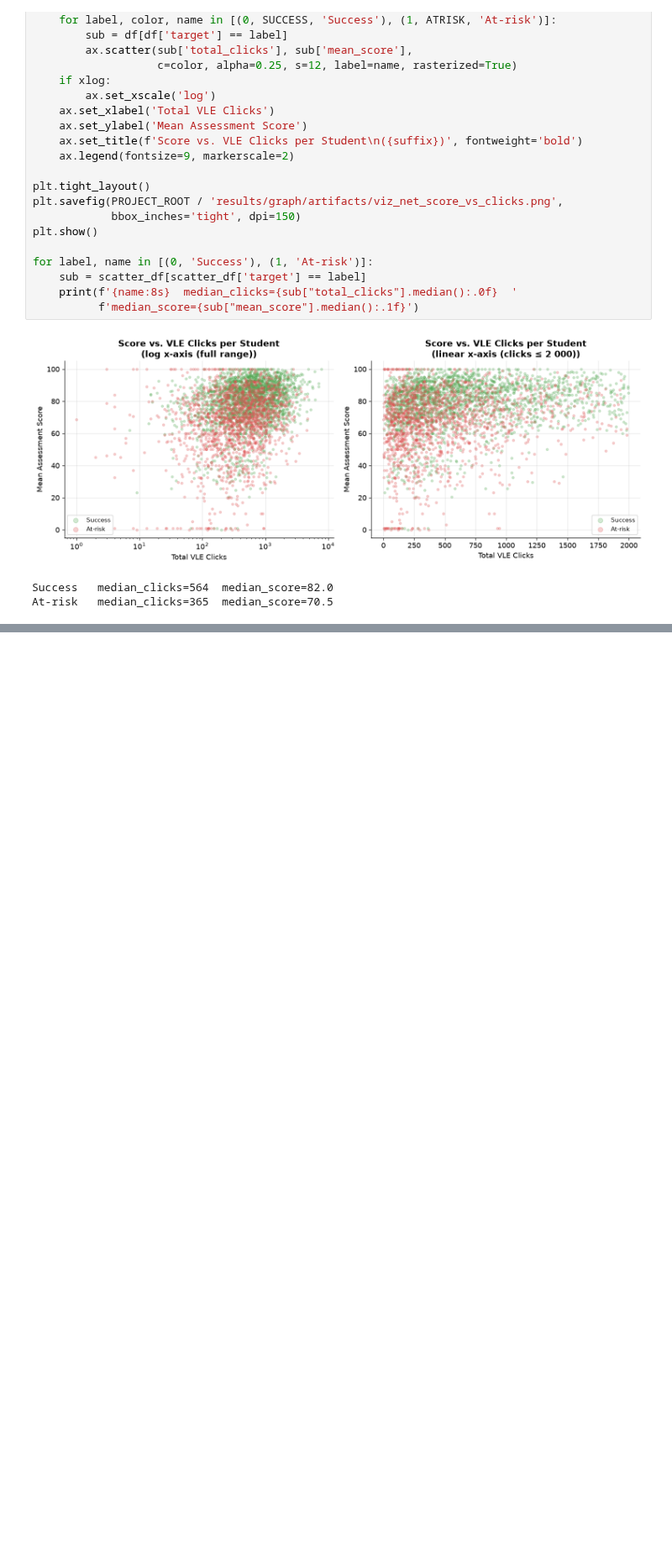
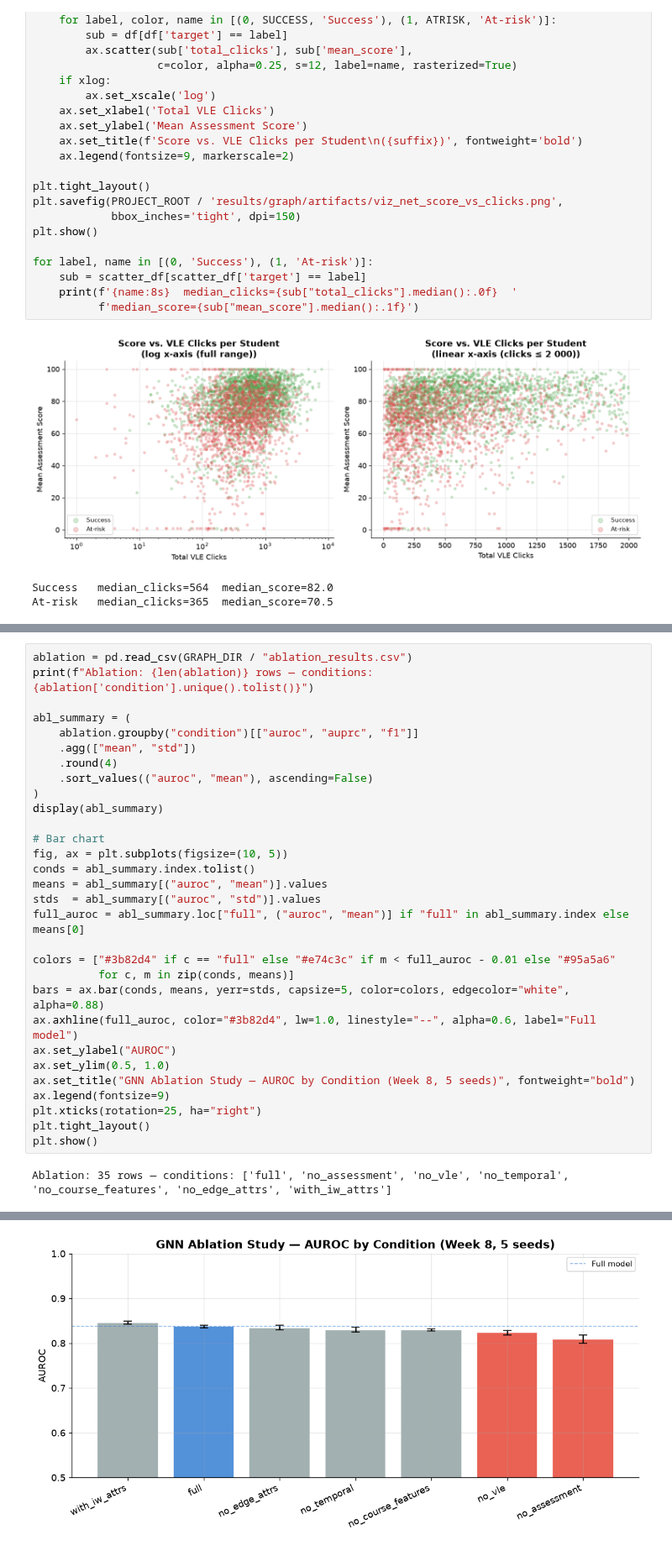
Before and after one commit to reyquiroz/OULAD_CourseAware, a Jupyter notebook: notebooks/OULAD_Graph_Analysis_Final.ipynb, the cells around one changed output, grey strips where cells are left out. Shown at 84% size. Cells and saved outputs as stored; diff of their text form; blank space fills up the shorter version.

```diff
--- a/notebooks/OULAD_Graph_Analysis_Final.ipynb
+++ b/notebooks/OULAD_Graph_Analysis_Final.ipynb
@@ -1031,0 +1060,32 @@ else:
+# %%
+ablation = pd.read_csv(GRAPH_DIR / "ablation_results.csv")
+print(f"Ablation: {len(ablation)} rows — conditions: {ablation['condition'].unique().tolist()}")
+
+abl_summary = (
+    ablation.groupby("condition")[["auroc", "auprc", "f1"]]
+    .agg(["mean", "std"])
+    .round(4)
+    .sort_values(("auroc", "mean"), ascending=False)
+)
+display(abl_summary)
+
+# Bar chart
+fig, ax = plt.subplots(figsize=(10, 5))
+conds = abl_summary.index.tolist()
+means = abl_summary[("auroc", "mean")].values
+stds  = abl_summary[("auroc", "std")].values
+full_auroc = abl_summary.loc["full", ("auroc", "mean")] if "full" in abl_summary.index else means[0]
+
+colors = ["#3b82d4" if c == "full" else "#e74c3c" if m < full_auroc - 0.01 else "#95a5a6"
+          for c, m in zip(conds, means)]
+bars = ax.bar(conds, means, yerr=stds, capsize=5, color=colors, edgecolor="white", alpha=0.88)
+ax.axhline(full_auroc, color="#3b82d4", lw=1.0, linestyle="--", alpha=0.6, label="Full model")
+ax.set_ylabel("AUROC")
+ax.set_ylim(0.5, 1.0)
+ax.set_title("GNN Ablation Study — AUROC by Condition (Week 8, 5 seeds)", fontweight="bold")
+ax.legend(fontsize=9)
+plt.xticks(rotation=25, ha="right")
+plt.tight_layout()
+plt.show()
+# %% [output]
+Ablation: 35 rows — conditions: ['full', 'no_assessment', 'no_vle', 'no_temporal', 'no_course_features', 'no_edge_attrs', 'with_iw_attrs']
@@ -1031,0 +1102 @@ else:
+[figure, added]
```
Also changed, not shown: parts of 23 cells of this notebook, 1 other file.
